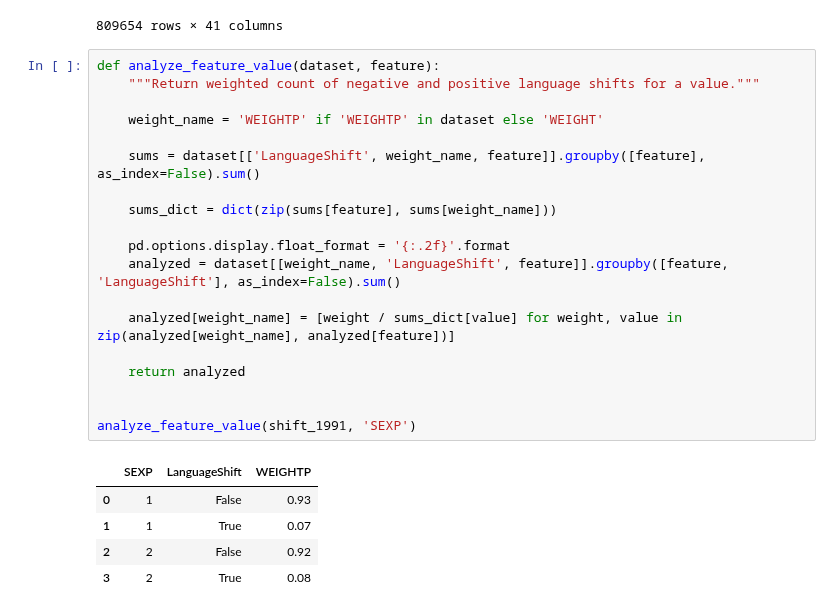
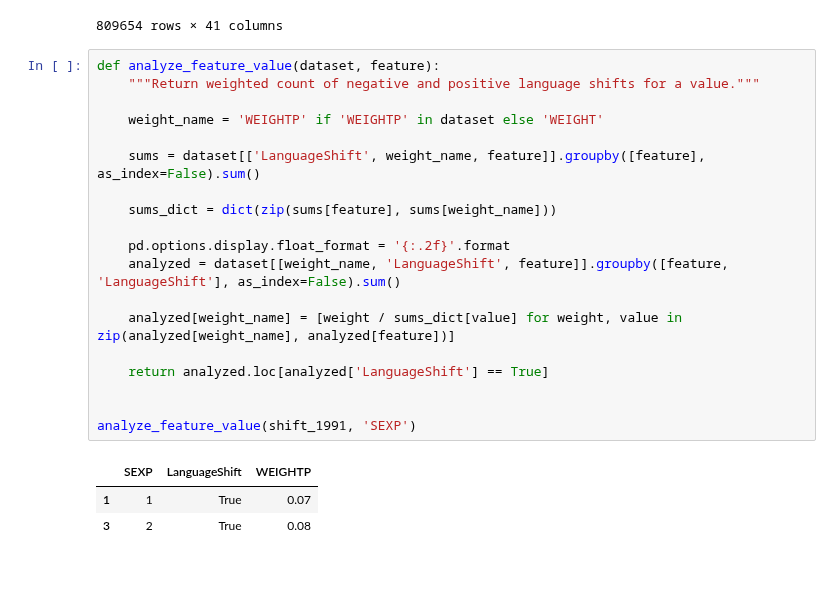
Before and after one commit to Kiefer-Co/4710-L-Plus, a Jupyter notebook: notebooks/Feature Analysis.ipynb, the cells around one changed output. Cells and saved outputs as stored; diff of their text form; blank space fills up the shorter version.

```diff
--- a/notebooks/Feature Analysis.ipynb
+++ b/notebooks/Feature Analysis.ipynb
@@ -23,25 +25,23 @@ shift_1991
 # %%
 def analyze_feature_value(dataset, feature):
     """Return weighted count of negative and positive language shifts for a value."""
 
     weight_name = 'WEIGHTP' if 'WEIGHTP' in dataset else 'WEIGHT'
 
     sums = dataset[['LanguageShift', weight_name, feature]].groupby([feature], as_index=False).sum()
 
     sums_dict = dict(zip(sums[feature], sums[weight_name]))
 
     pd.options.display.float_format = '{:.2f}'.format
     analyzed = dataset[[weight_name, 'LanguageShift', feature]].groupby([feature, 'LanguageShift'], as_index=False).sum()
 
     analyzed[weight_name] = [weight / sums_dict[value] for weight, value in zip(analyzed[weight_name], analyzed[feature])]
 
-    return analyzed
+    return analyzed.loc[analyzed['LanguageShift'] == True]
 
 
 analyze_feature_value(shift_1991, 'SEXP')
 # %% [output]
 |  | SEXP | LanguageShift | WEIGHTP |
-| 0 | 1 | False | 0.93 |
 | 1 | 1 | True | 0.07 |
-| 2 | 2 | False | 0.92 |
 | 3 | 2 | True | 0.08 |
```
Also changed, not shown: parts of 40 cells of this notebook, 2 other files.
